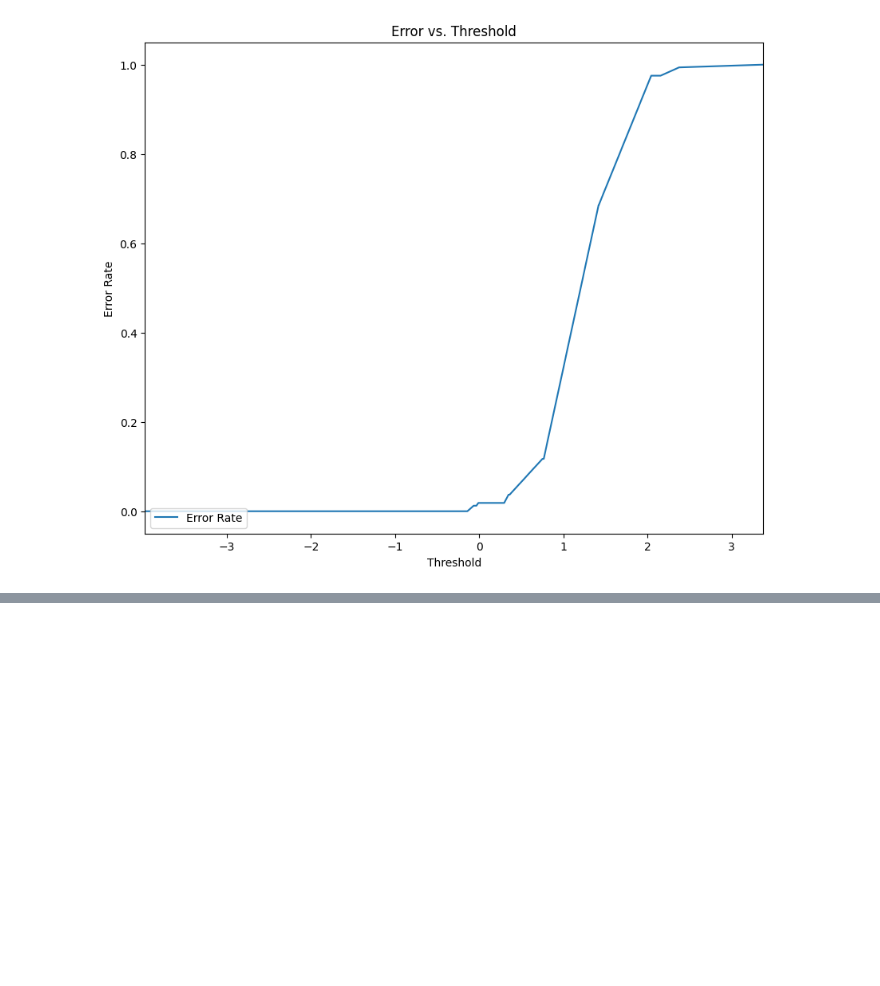
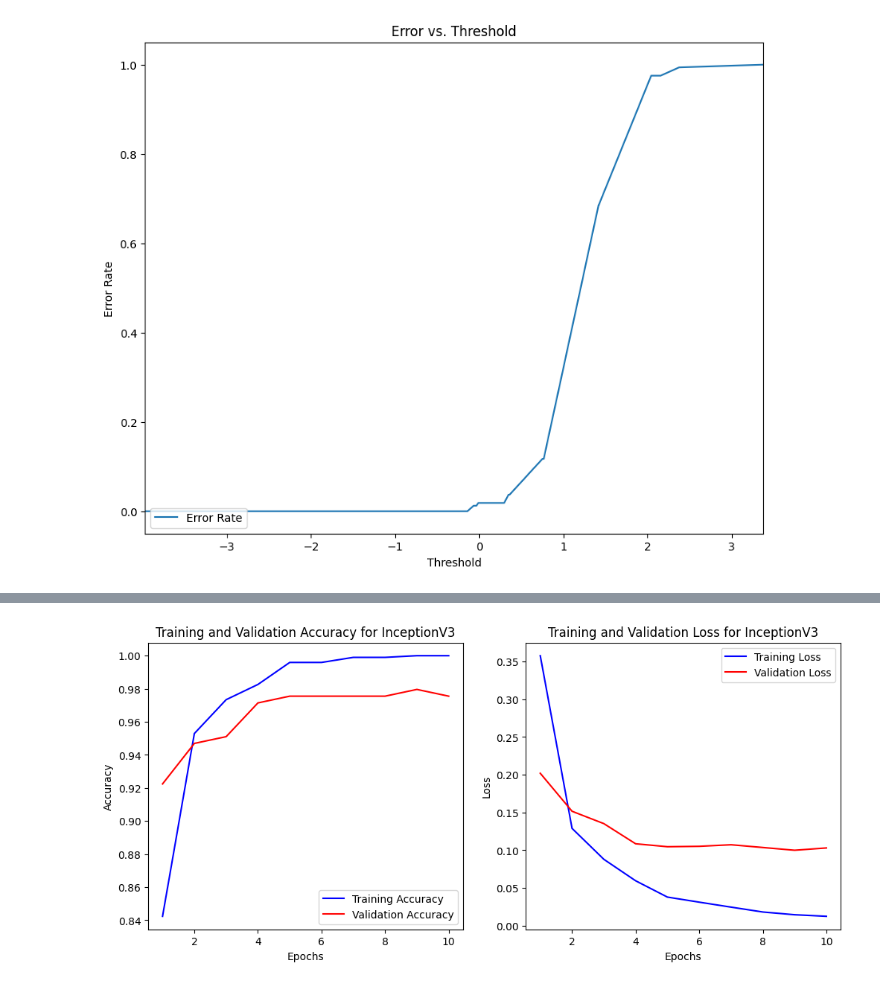
Before and after one commit to SarahPendhari/TumorSense, a Jupyter notebook: Brain_Tumor_Detection_Comparative_Study.ipynb, the cells around one changed output, grey strips where cells are left out. Saved outputs shown, nothing was run; the diff lists cells and outputs as text; code cells hidden in the pictures; blank space fills up the shorter version.

```diff
--- a/Brain_Tumor_Detection_Comparative_Study.ipynb
+++ b/Brain_Tumor_Detection_Comparative_Study.ipynb
@@ -676,0 +1078,30 @@ plot_metrics(history_vgg19, "VGG19")
+# %%
+from tensorflow.keras.applications import InceptionV3
+from tensorflow.keras.models import Sequential
+from tensorflow.keras.layers import Dense, Flatten, GlobalAveragePooling2D
+from tensorflow.keras.optimizers import Adam
+
+# Load the InceptionV3 model pre-trained on ImageNet data
+inceptionv3_model = InceptionV3(weights='imagenet', include_top=False, input_shape=(100, 100, 3))
+
+# Freeze the layers of InceptionV3
+for layer in inceptionv3_model.layers:
+    layer.trainable = False
+
+# Build the model
+model_inceptionv3 = Sequential()
+model_inceptionv3.add(inceptionv3_model)
+model_inceptionv3.add(GlobalAveragePooling2D())
+model_inceptionv3.add(Dense(1024, activation='relu'))
+model_inceptionv3.add(Dense(2, activation='softmax'))  # Assuming binary classification for tumors
+
+# Compile the model
+model_inceptionv3.compile(optimizer=Adam(learning_rate=0.0001), loss='categorical_crossentropy', metrics=['accuracy'])
+
+# Fit the model
+history_inceptionv3 = model_inceptionv3.fit(xtrain, ytrain, batch_size=32, epochs=10, validation_data=(xtest, ytest))
+
+# Evaluate the model
+inceptionv3_test_loss, inceptionv3_test_acc = model_inceptionv3.evaluate(xtest, ytest)
+print(f"InceptionV3 Test Accuracy: {inceptionv3_test_acc}")
+print(f"InceptionV3 Test Loss: {inceptionv3_test_loss}")
@@ -676,0 +1126,4 @@ plot_metrics(history_vgg19, "VGG19")
+# %%
+plot_metrics(history_inceptionv3, "InceptionV3")
+# %% [output]
+[figure, added]
```
Also changed, not shown: parts of 21 cells of this notebook.
